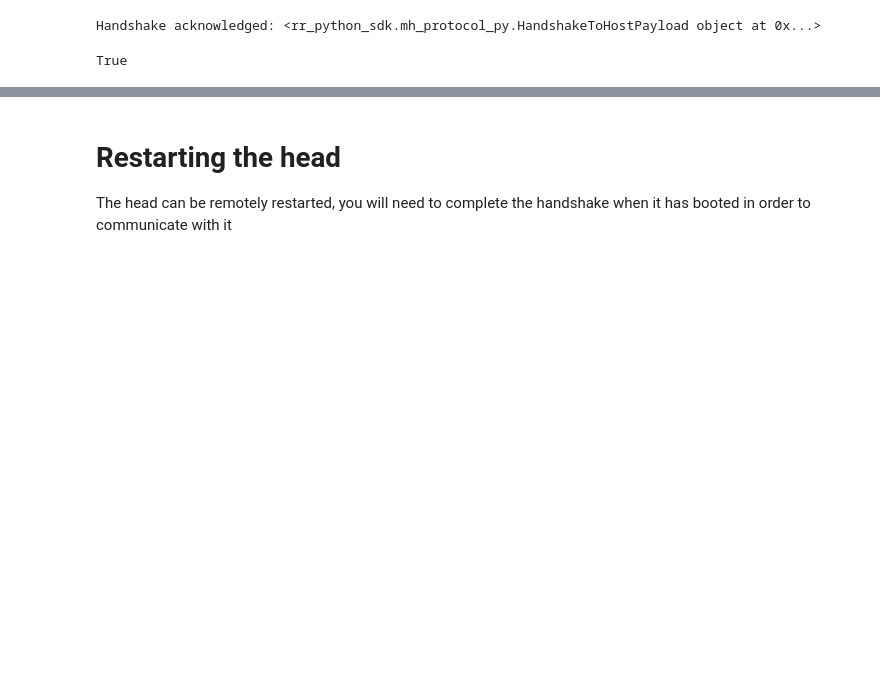
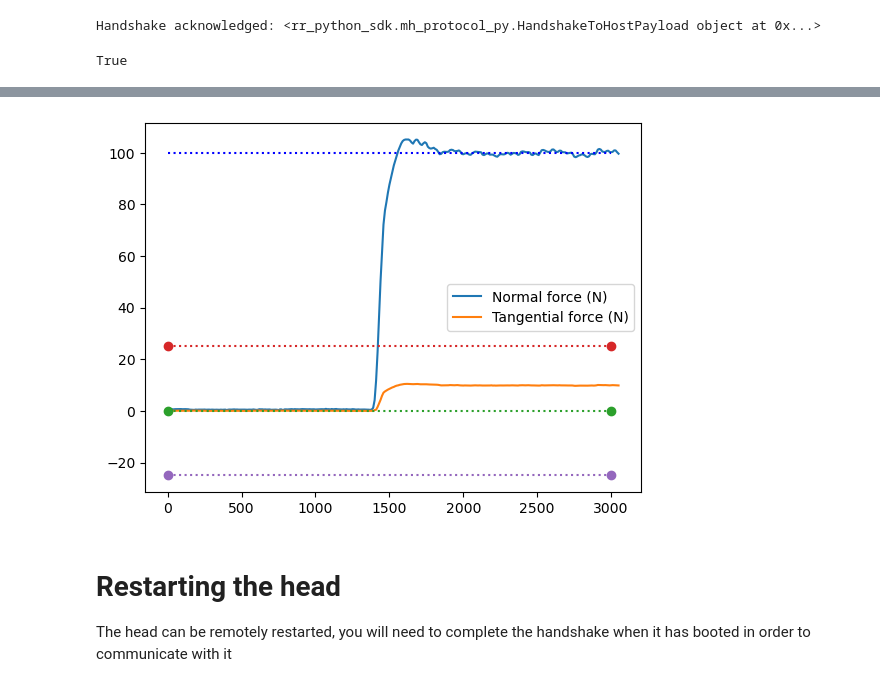
Before and after one commit to RivelinRail/rr_python_sdk, a Jupyter notebook: Tests.ipynb, the cells around one changed output, grey strips where cells are left out. Saved outputs shown, nothing was run; the diff lists cells and outputs as text; code cells hidden in the pictures; blank space fills up the shorter version.

```diff
--- a/Tests.ipynb
+++ b/Tests.ipynb
@@ -118,8 +144,9 @@ payload = cpp.SetForcePayload()
 payload.force_mn = 100000
 head.start_force_control(payload)
 # %%
+# this cell has no effect if the head is not maintaining a force
 payload = cpp.SetForcePayload()
-payload.force_mn = 150000
+payload.force_mn = 200000
 head.update_set_force(payload)
 # %%
 head.home()
@@ -174,8 +217,9 @@ head.start_force_control(payload)
 # %%
 payload = cpp.PidConfig()
-payload.diferential_decay = 0.5
+payload.diferential_decay = 0.3
 payload.n_settle = 20
-payload.PID_P = 0.0008
-payload.PID_D = 40
-payload.settle_tollerance = 0.02
+payload.PID_P = 0.00015
+payload.PID_D = 35
+payload.settle_tollerance = 0.015
+payload.touch_force_mn = 5000
 head.update_pid_config(payload)
@@ -183,0 +226,8 @@ head.home()
+# %%
+payload = cpp.SetForcePayload()
+payload.force_mn = 100000
+head.start_force_control(payload)
+plot_force_data(100, 3)
+head.home()
+# %% [output]
+[figure, added]
```
Also changed, not shown: parts of 17 cells of this notebook.
